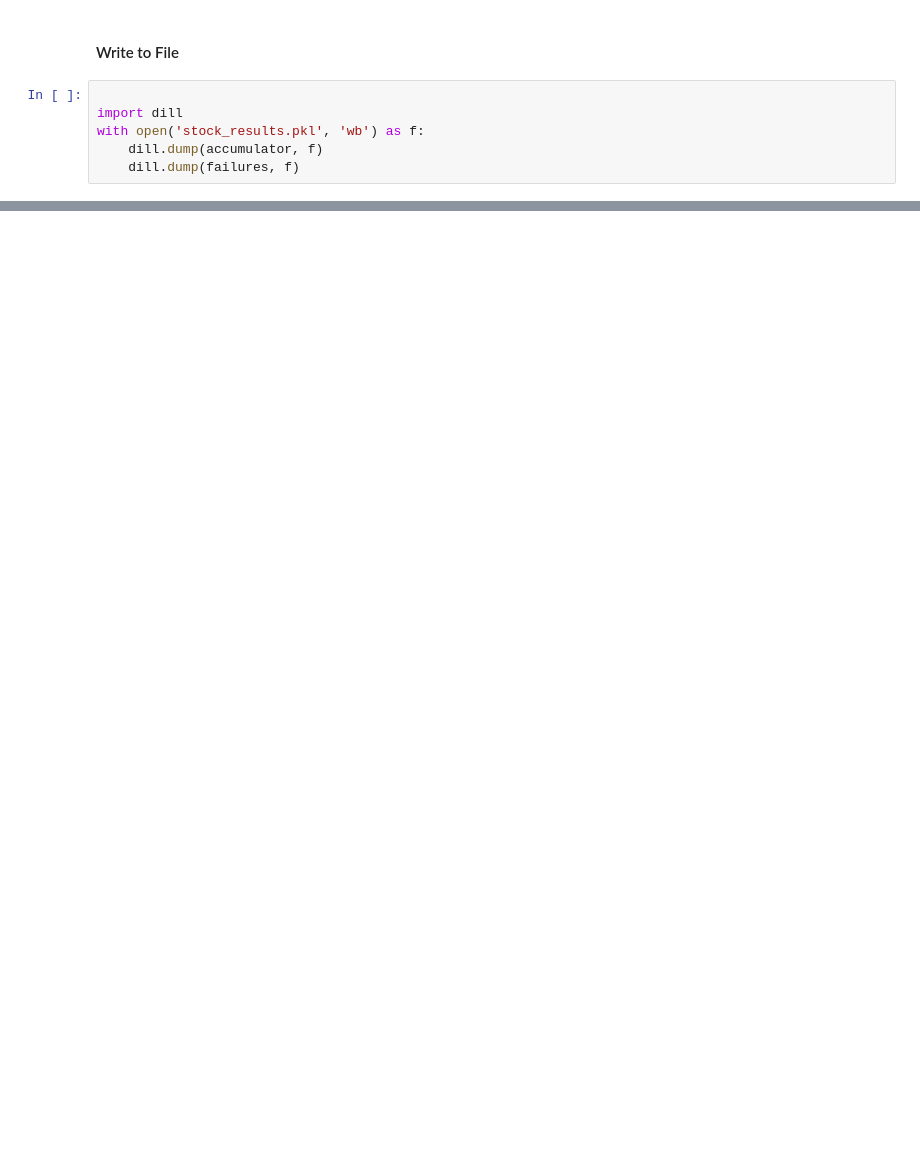
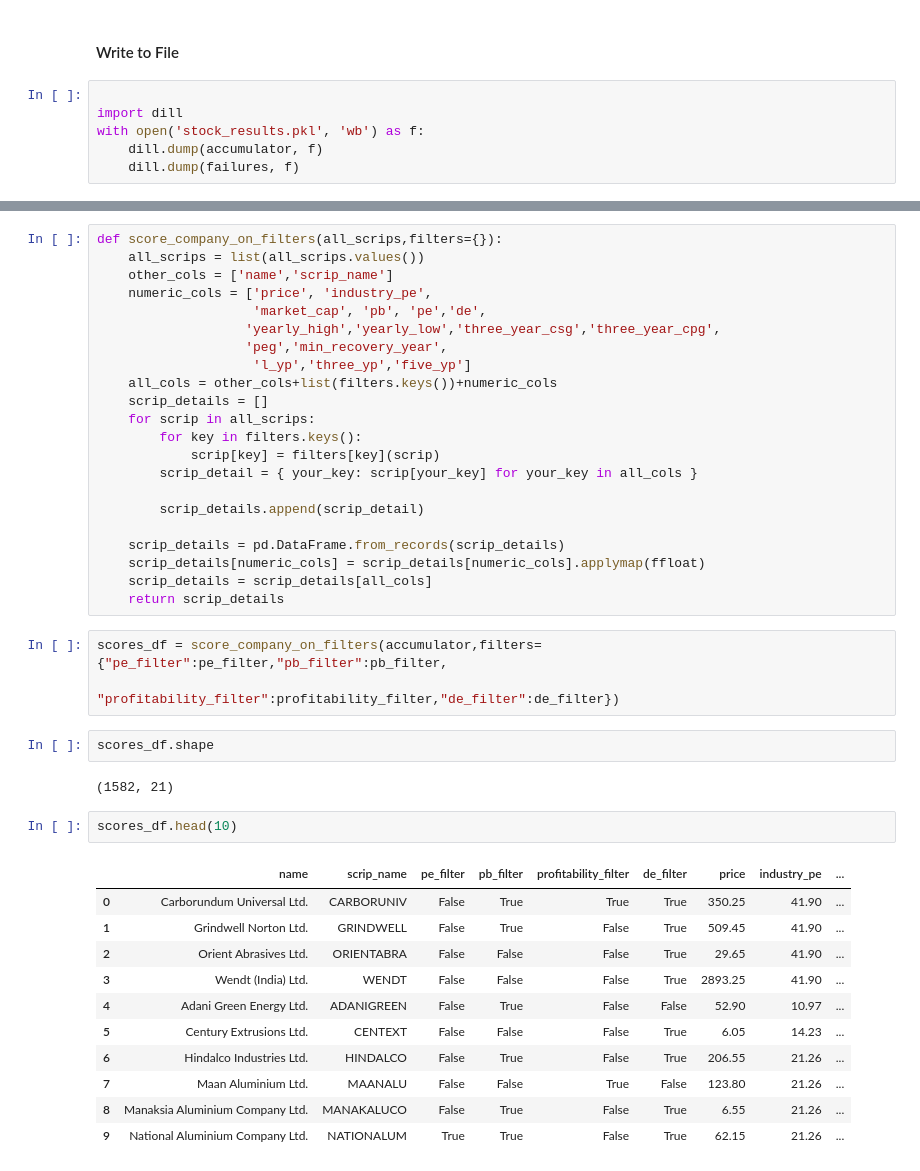
Before and after one commit to faizanahemad/data-science-utils, a Jupyter notebook: data_science_utils/financial/mutual_fund.ipynb, the cells around one changed output, grey strips where cells are left out. Saved outputs shown, nothing was run; the diff lists cells and outputs as text; blank space fills up the shorter version.

```diff
--- a/data_science_utils/financial/mutual_fund.ipynb
+++ b/data_science_utils/financial/mutual_fund.ipynb
@@ -812,0 +1021,43 @@ StopIteration:
+# %%
+def score_company_on_filters(all_scrips,filters={}):
+    all_scrips = list(all_scrips.values())
+    other_cols = ['name','scrip_name']
+    numeric_cols = ['price', 'industry_pe',
+                    'market_cap', 'pb', 'pe','de',
+                   'yearly_high','yearly_low','three_year_csg','three_year_cpg',
+                   'peg','min_recovery_year',
+                    'l_yp','three_yp','five_yp']
+    all_cols = other_cols+list(filters.keys())+numeric_cols
+    scrip_details = []
+    for scrip in all_scrips:
+        for key in filters.keys():
+            scrip[key] = filters[key](scrip)
+        scrip_detail = { your_key: scrip[your_key] for your_key in all_cols }
+
+        scrip_details.append(scrip_detail)
+
+    scrip_details = pd.DataFrame.from_records(scrip_details)
+    scrip_details[numeric_cols] = scrip_details[numeric_cols].applymap(ffloat)
+    scrip_details = scrip_details[all_cols]
+    return scrip_details
+# %%
+scores_df = score_company_on_filters(accumulator,filters={"pe_filter":pe_filter,"pb_filter":pb_filter,
+                                              "profitability_filter":profitability_filter,"de_filter":de_filter})
+# %%
+scores_df.shape
+# %% [output]
+(1582, 21)
+# %%
+scores_df.head(10)
+# %% [output]
+|  | name | scrip_name | pe_filter | pb_filter | profitability_filter | de_filter | price | industry_pe | ... |
+| 0 | Carborundum Universal Ltd. | CARBORUNIV | False | True | True | True | 350.25 | 41.90 | ... |
+| 1 | Grindwell Norton Ltd. | GRINDWELL | False | True | False | True | 509.45 | 41.90 | ... |
+| 2 | Orient Abrasives Ltd. | ORIENTABRA | False | False | False | True | 29.65 | 41.90 | ... |
+| 3 | Wendt (India) Ltd. | WENDT | False | False | False | True | 2893.25 | 41.90 | ... |
+| 4 | Adani Green Energy Ltd. | ADANIGREEN | False | True | False | False | 52.90 | 10.97 | ... |
+| 5 | Century Extrusions Ltd. | CENTEXT | False | False | False | True | 6.05 | 14.23 | ... |
+| 6 | Hindalco Industries Ltd. | HINDALCO | False | True | False | True | 206.55 | 21.26 | ... |
+| 7 | Maan Aluminium Ltd. | MAANALU | False | False | True | False | 123.80 | 21.26 | ... |
+| 8 | Manaksia Aluminium Company Ltd. | MANAKALUCO | False | True | False | True | 6.55 | 21.26 | ... |
+| 9 | National Aluminium Company Ltd. | NATIONALUM | True | True | False | True | 62.15 | 21.26 | ... |
```
Also changed, not shown: parts of 31 cells of this notebook.
